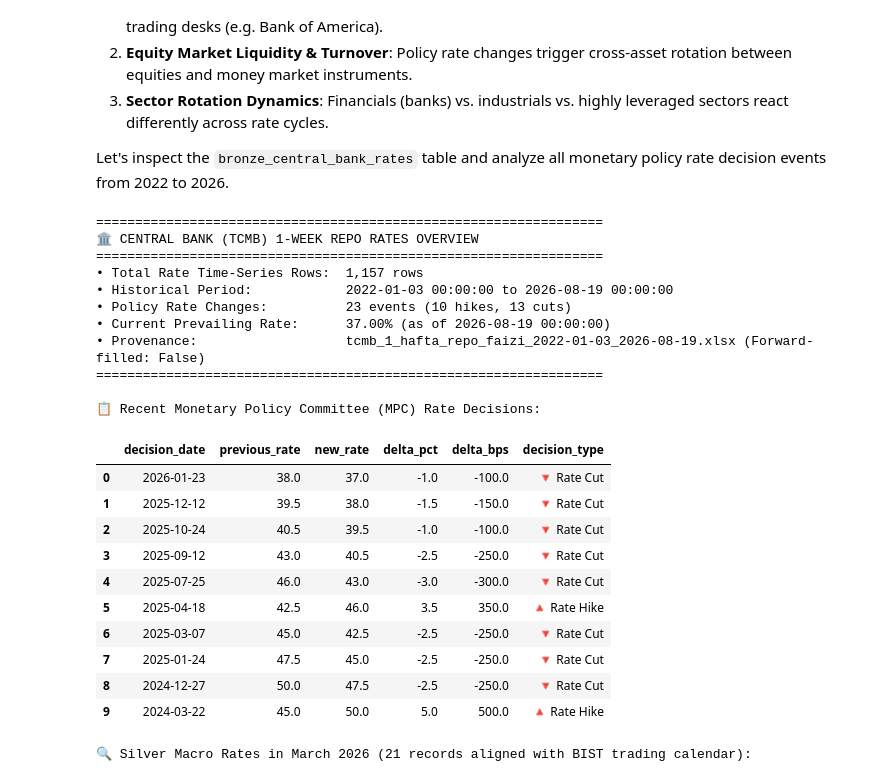
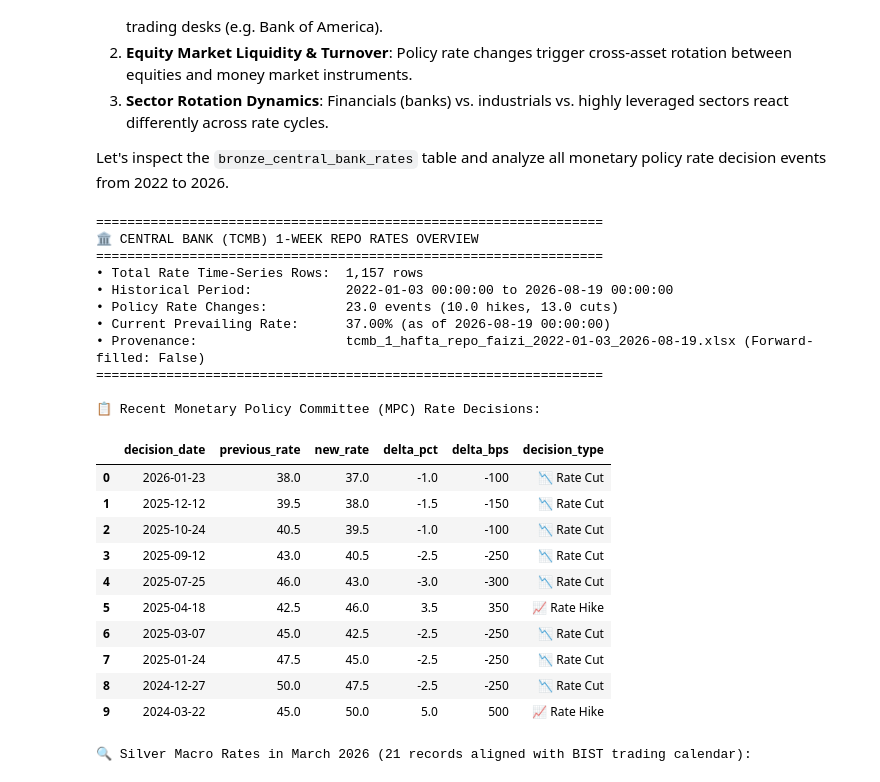
Before and after one commit to ozy-mdk/mdk-trade-oracle, a Jupyter notebook: notebooks/00_data_discovery_and_catalog_analysis.ipynb, the cells around one changed output. Cells and saved outputs as stored; diff of their text form; code cells hidden in the pictures.

```diff
--- a/notebooks/00_data_discovery_and_catalog_analysis.ipynb
+++ b/notebooks/00_data_discovery_and_catalog_analysis.ipynb
@@ -258,74 +247,75 @@ Monetary policy rate decisions directly impact:
 Let's inspect the `bronze_central_bank_rates` table and analyze all monetary policy rate decision events from 2022 to 2026.
 # %%
 # Inspect Bronze Central Bank rates table
-cbrt_summary = conn.execute("""
+cbrt_overview = conn.execute("""
     SELECT
-        COUNT(*) AS total_records,
-        MIN(rate_date) AS start_date,
-        MAX(rate_date) AS end_date,
-        COUNT(CASE WHEN is_rate_change_day THEN 1 END) AS rate_change_events,
-        COUNT(CASE WHEN rate_change > 0 THEN 1 END) AS rate_hikes,
-        COUNT(CASE WHEN rate_change < 0 THEN 1 END) AS rate_cuts
+        COUNT(*) AS total_rows,
+        MIN(rate_date) AS min_date,
+        MAX(rate_date) AS max_date,
+        SUM(CASE WHEN is_rate_change_day THEN 1 ELSE 0 END) AS total_rate_changes,
+        SUM(CASE WHEN is_rate_change_day AND rate_change > 0 THEN 1 ELSE 0 END) AS rate_hikes,
+        SUM(CASE WHEN is_rate_change_day AND rate_change < 0 THEN 1 ELSE 0 END) AS rate_cuts
     FROM bronze_central_bank_rates;
 """).df()
 
 latest_rate = conn.execute("""
-    SELECT rate_date, interest_rate, rate_change, is_forward_filled, raw_source
+    SELECT rate_date, interest_rate, rate_change, raw_source, is_forward_filled
     FROM bronze_central_bank_rates
-    ORDER BY rate_date DESC
-    LIMIT 1;
+    ORDER BY rate_date DESC LIMIT 1;
 """).df()
 
 print("=" * 65)
 print("🏛 CENTRAL BANK (TCMB) 1-WEEK REPO RATES OVERVIEW")
 print("=" * 65)
-print(f"• Total Rate Time-Series Rows:  {cbrt_summary['total_records'][0]:,} rows")
-print(f"• Historical Period:            {cbrt_summary['start_date'][0]} to {cbrt_summary['end_date'][0]}")
-print(f"• Policy Rate Changes:          {cbrt_summary['rate_change_events'][0]} events ({cbrt_summary['rate_hikes'][0]} hikes, {cbrt_summary['rate_cuts'][0]} cuts)")
+print(f"• Total Rate Time-Series Rows:  {cbrt_overview['total_rows'][0]:,} rows")
+print(f"• Historical Period:            {cbrt_overview['min_date'][0]} to {cbrt_overview['max_date'][0]}")
+print(f"• Policy Rate Changes:          {cbrt_overview['total_rate_changes'][0]} events ({cbrt_overview['rate_hikes'][0]} hikes, {cbrt_overview['rate_cuts'][0]} cuts)")
 print(f"• Current Prevailing Rate:      {latest_rate['interest_rate'][0]:.2f}% (as of {latest_rate['rate_date'][0]})")
 print(f"• Provenance:                   {latest_rate['raw_source'][0]} (Forward-filled: {latest_rate['is_forward_filled'][0]})")
 print("=" * 65)
 
-# Display recent policy decision days
-changes_df = conn.execute("""
+print("\n📋 Recent Monetary Policy Committee (MPC) Rate Decisions:")
+mpc_decisions = conn.execute("""
     SELECT
         rate_date AS decision_date,
         interest_rate - rate_change AS previous_rate,
         interest_rate AS new_rate,
         rate_change AS delta_pct,
-        rate_change * 100 AS delta_bps,
-        CASE WHEN rate_change > 0 THEN '🔺 Rate Hike' ELSE '🔻 Rate Cut' END AS decision_type
+        CAST(rate_change * 100 AS INTEGER) AS delta_bps,
+        CASE
+            WHEN rate_change > 0 THEN '📈 Rate Hike'
+            WHEN rate_change < 0 THEN '📉 Rate Cut'
+            ELSE '➖ Hold'
+        END AS decision_type
     FROM bronze_central_bank_rates
     WHERE is_rate_change_day = TRUE
     ORDER BY rate_date DESC
     LIMIT 10;
 """).df()
-
-print("\n📋 Recent Monetary Policy Committee (MPC) Rate Decisions:")
-display(changes_df)
+display(mpc_decisions)
 # %% [output]
 =================================================================
 🏛 CENTRAL BANK (TCMB) 1-WEEK REPO RATES OVERVIEW
 =================================================================
 • Total Rate Time-Series Rows:  1,157 rows
 • Historical Period:            2022-01-03 00:00:00 to 2026-08-19 00:00:00
-• Policy Rate Changes:          23 events (10 hikes, 13 cuts)
+• Policy Rate Changes:          23.0 events (10.0 hikes, 13.0 cuts)
 • Current Prevailing Rate:      37.00% (as of 2026-08-19 00:00:00)
 • Provenance:                   tcmb_1_hafta_repo_faizi_2022-01-03_2026-08-19.xlsx (Forward-filled: False)
 =================================================================
 
 📋 Recent Monetary Policy Committee (MPC) Rate Decisions:
 |  | decision_date | previous_rate | new_rate | delta_pct | delta_bps | decision_type |
-| 0 | 2026-01-23 | 38.0 | 37.0 | -1.0 | -100.0 | 🔻 Rate Cut |
-| 1 | 2025-12-12 | 39.5 | 38.0 | -1.5 | -150.0 | 🔻 Rate Cut |
-| 2 | 2025-10-24 | 40.5 | 39.5 | -1.0 | -100.0 | 🔻 Rate Cut |
-| 3 | 2025-09-12 | 43.0 | 40.5 | -2.5 | -250.0 | 🔻 Rate Cut |
-| 4 | 2025-07-25 | 46.0 | 43.0 | -3.0 | -300.0 | 🔻 Rate Cut |
-| 5 | 2025-04-18 | 42.5 | 46.0 | 3.5 | 350.0 | 🔺 Rate Hike |
-| 6 | 2025-03-07 | 45.0 | 42.5 | -2.5 | -250.0 | 🔻 Rate Cut |
-| 7 | 2025-01-24 | 47.5 | 45.0 | -2.5 | -250.0 | 🔻 Rate Cut |
-| 8 | 2024-12-27 | 50.0 | 47.5 | -2.5 | -250.0 | 🔻 Rate Cut |
-| 9 | 2024-03-22 | 45.0 | 50.0 | 5.0 | 500.0 | 🔺 Rate Hike |
+| 0 | 2026-01-23 | 38.0 | 37.0 | -1.0 | -100 | 📉 Rate Cut |
+| 1 | 2025-12-12 | 39.5 | 38.0 | -1.5 | -150 | 📉 Rate Cut |
+| 2 | 2025-10-24 | 40.5 | 39.5 | -1.0 | -100 | 📉 Rate Cut |
+| 3 | 2025-09-12 | 43.0 | 40.5 | -2.5 | -250 | 📉 Rate Cut |
+| 4 | 2025-07-25 | 46.0 | 43.0 | -3.0 | -300 | 📉 Rate Cut |
+| 5 | 2025-04-18 | 42.5 | 46.0 | 3.5 | 350 | 📈 Rate Hike |
+| 6 | 2025-03-07 | 45.0 | 42.5 | -2.5 | -250 | 📉 Rate Cut |
+| 7 | 2025-01-24 | 47.5 | 45.0 | -2.5 | -250 | 📉 Rate Cut |
+| 8 | 2024-12-27 | 50.0 | 47.5 | -2.5 | -250 | 📉 Rate Cut |
+| 9 | 2024-03-22 | 45.0 | 50.0 | 5.0 | 500 | 📈 Rate Hike |
 # %%
 # Interactive Visualization of TCMB Policy Rate Trajectory (2022 - 2026)
 rates_full_df = conn.execute("""
```
Also changed, not shown: parts of 12 cells of this notebook, 17 other files.
